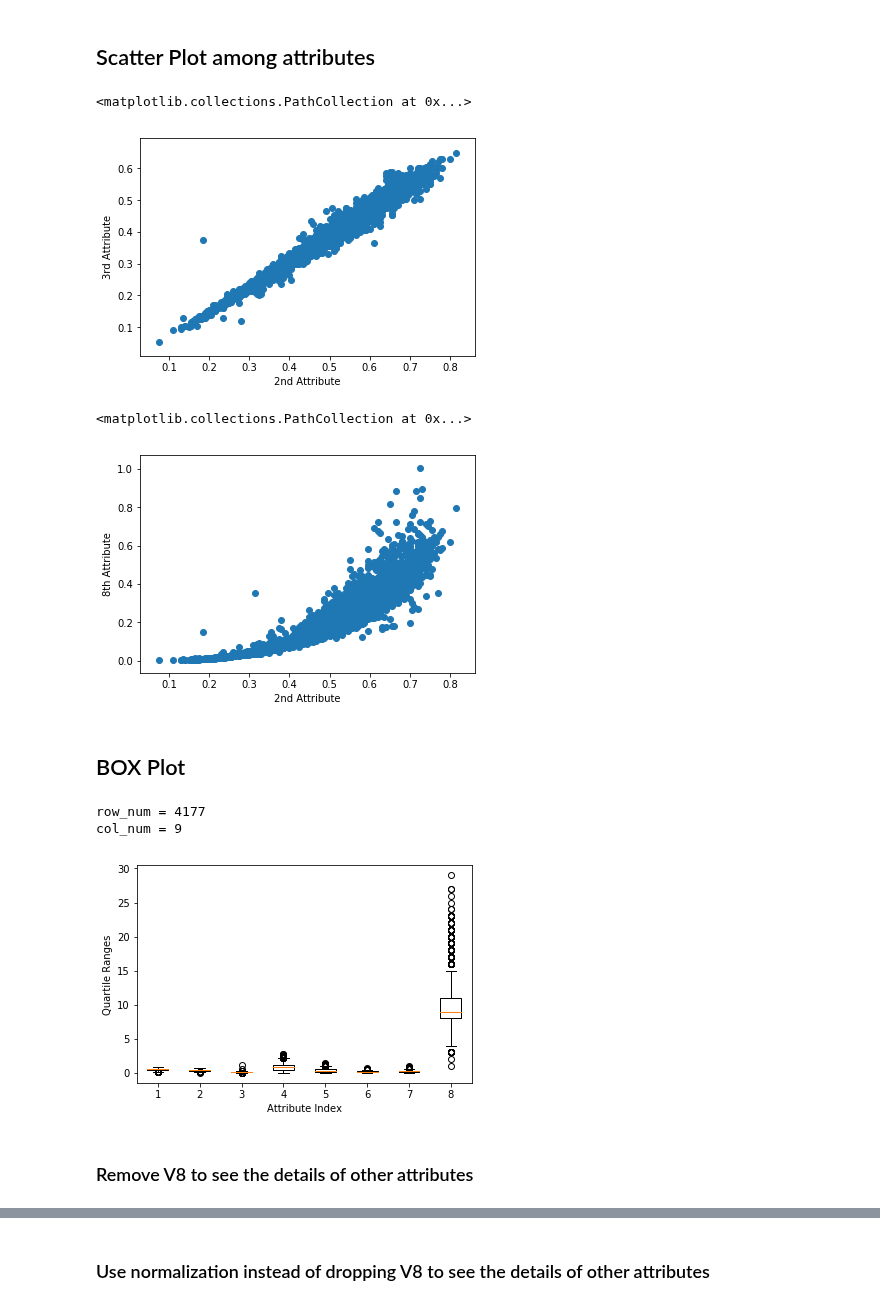
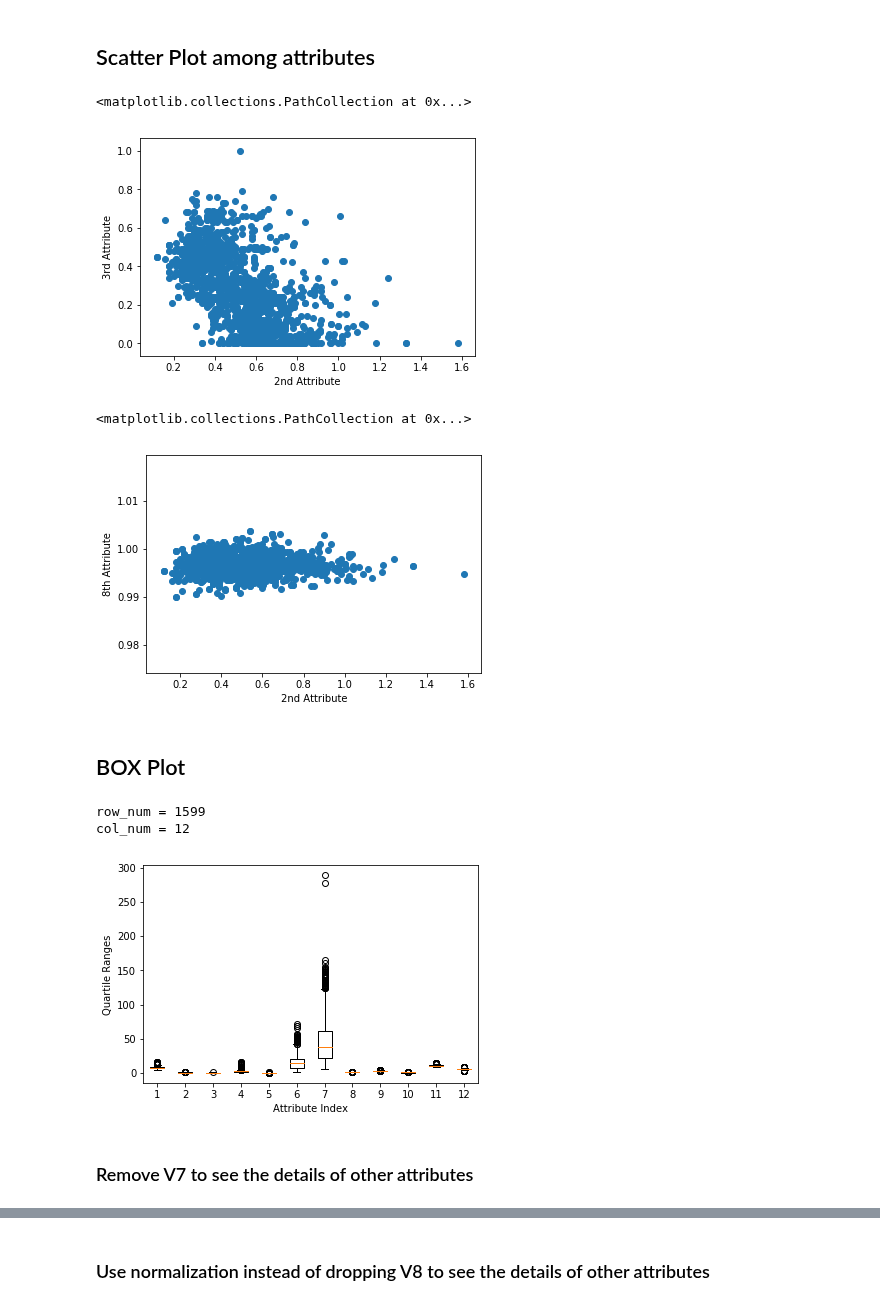
Before and after one commit to Coslate/DataMining_Final, a Jupyter notebook: Machine_Learning_In_Python_Essential_Techniques_For_Predictive_Analysis_CHP2_Wine.ipynb, the cells around one changed output, grey strips where cells are left out. Saved outputs shown, nothing was run; the diff lists cells and outputs as text; code cells hidden in the pictures.

```diff
--- a/Machine_Learning_In_Python_Essential_Techniques_For_Predictive_Analysis_CHP2_Wine.ipynb
+++ b/Machine_Learning_In_Python_Essential_Techniques_For_Predictive_Analysis_CHP2_Wine.ipynb
@@ -6,6 +6,6 @@ import pandas as pd
 import sys
 
 target_url = ("http://archive.ics.uci.edu/ml/machine-learning-databases/wine-quality/winequality-red.csv")
-wine_df_org = pd.read_csv(target_url, header=None, sep=";", prefix = "V")
+wine_df_org = pd.read_csv(target_url, header=0, sep=";", prefix = "V")
 wine_df_org
 # %% [output]
@@ -74,9 +57,14 @@ type of quality = <class 'str'>
 # %%
 converted_x_list = []
 for x in wine_df_org.values:
-    converted_x_list.append([ConvertNum(j) for j in x])
+    try:
+        converted_x_list.append([pd.to_numeric(ConvertNum(j)) for j in x])
+    except ValueError:
+        next
 
 wine_df = pd.DataFrame(converted_x_list, columns=wine_df_org.columns)
-wine_df = wine_df.iloc[1:len(wine_df.values), :]
+wine_df = wine_df.iloc[0:len(wine_df.values), :]
+converted_x_list = wine_df.values
+wine_df = pd.DataFrame(converted_x_list, columns=wine_df_org.columns)
 wine_df
 # %% [output]
@@ -151,13 +139,13 @@ for data_line in data_core_list:
         #print(f'row0 = {data_line}')
         row1 = data_line.strip()
         #print(f'row1 = {row1}')
-        row = data_line.strip().split(',')
+        row = data_line.strip().split(';')
         row = [ConvertNum(x) for x in row]
         X.append(row)
 
 header_col = ['V'+str(x) for x in range(0, len(X[0]))]
-abalone_df_org = pd.DataFrame(X, columns=header_col)
-abalone_df_org
+wine_df_org = pd.DataFrame(X, columns=header_col)
+wine_df_org
 
 #print('Number of Rows of Data = {x}'.format(x = len(X)))
 #print('Number of Columns of Data = {y}'.format(y = len(X[0])))
@@ -182,0 +171,13 @@ abalone_df_org
+# %%
+converted_x_list = []
+for x in wine_df_org.values:
+    try:
+        converted_x_list.append([pd.to_numeric(ConvertNum(j)) for j in x])
+    except ValueError:
+        next
+
+wine_df = pd.DataFrame(converted_x_list, columns=wine_df_org.columns)
+wine_df = wine_df.iloc[0:len(wine_df.values), :]
+converted_x_list = wine_df.values
+wine_df = pd.DataFrame(converted_x_list, columns=wine_df_org.columns)
+wine_df
@@ -409,48 +385,51 @@ sorted(data_col)
 # %%
 import matplotlib.pyplot as plot
 %matplotlib inline
 
-data_row2 = abalone_df.iloc[0:row_num, 1]
-data_row3 = abalone_df.iloc[0:row_num, 2]
+row_num = len(wine_df.values)
+col_num = len(wine_df.columns)
+
+data_row2 = wine_df.iloc[0:row_num, 1]
+data_row3 = wine_df.iloc[0:row_num, 2]
 
 plot.xlabel('2nd Attribute')
 plot.ylabel('3rd Attribute')
 plot.scatter(data_row2, data_row3)
 # %% [output]
 <matplotlib.collections.PathCollection at 0x...>
-[figure, old version]
+[figure, new version]
 # %%
-data_row2 = abalone_df.iloc[0:row_num, 1]
-data_row8 = abalone_df.iloc[0:row_num, 7]
+data_row2 = wine_df.iloc[0:row_num, 1]
+data_row8 = wine_df.iloc[0:row_num, 7]
 
 plot.xlabel('2nd Attribute')
 plot.ylabel('8th Attribute')
 plot.scatter(data_row2, data_row8)
 # %% [output]
 <matplotlib.collections.PathCollection at 0x...>
-[figure, old version]
+[figure, new version]
 # %% [markdown]
 ## BOX Plot
 # %%
-row_num = len(abalone_df.values)
-col_num = len(abalone_df.columns)
+row_num = len(wine_df.values)
+col_num = len(wine_df.columns)
 
 print(f'row_num = {row_num}')
 print(f'col_num = {col_num}')
 # %% [output]
-row_num = 4177
-col_num = 9
+row_num = 1599
+col_num = 12
 # %%
 import matplotlib.pyplot as plot
 %matplotlib inline
 
-abalone_arr = abalone_df.iloc[:, 1:col_num].values
-plot.boxplot(abalone_arr)
+wine_df_arr = wine_df.iloc[:, 0:col_num].values
+plot.boxplot(wine_df_arr)
 plot.xlabel('Attribute Index')
 plot.ylabel('Quartile Ranges')
 plot.show()
 # %% [output]
-[figure, old version]
+[figure, new version]
 # %% [markdown]
-### Remove V8 to see the details of other attributes
+### Remove V7 to see the details of other attributes
 # %%
```
Also changed, not shown: parts of 41 cells of this notebook.
